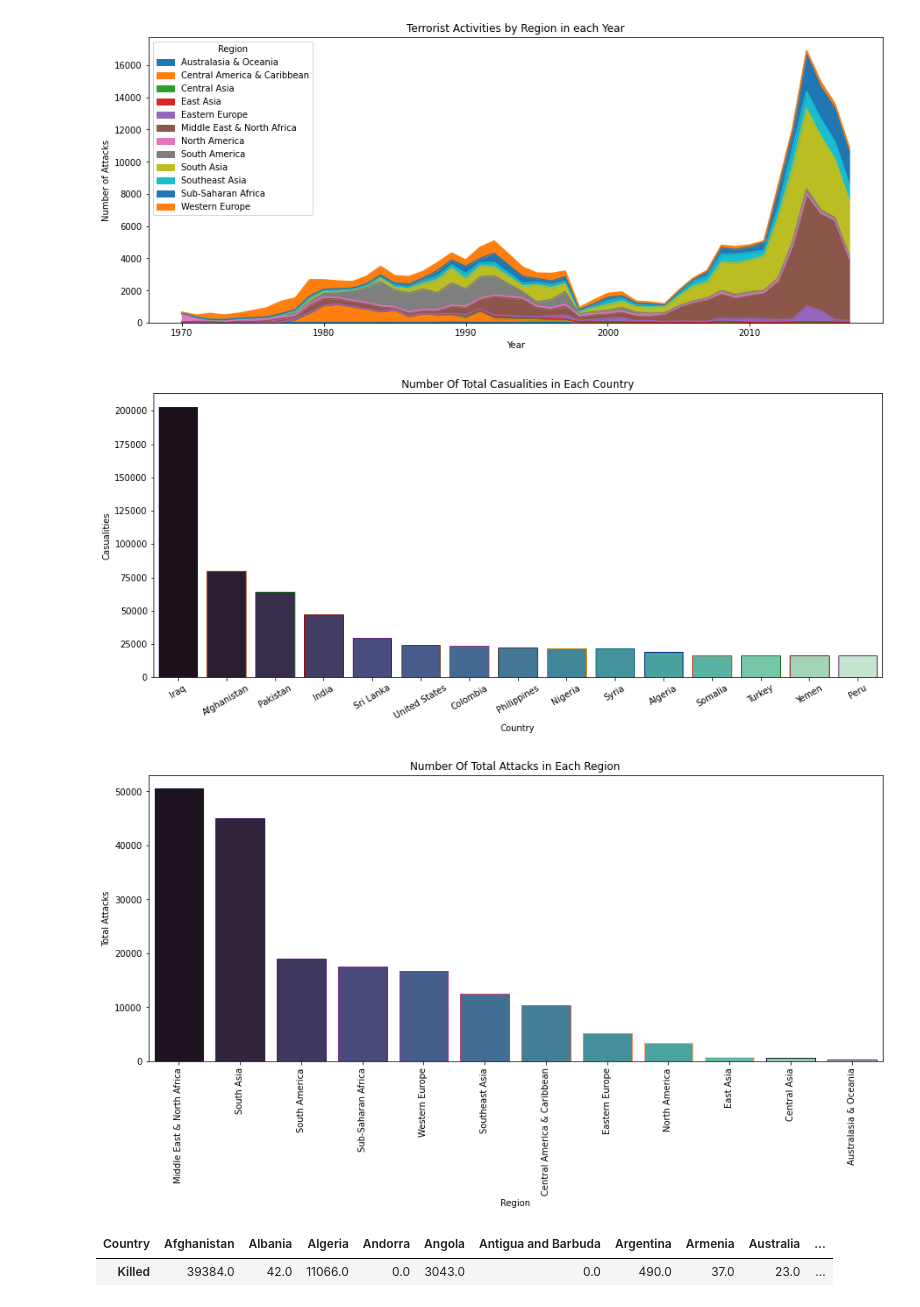
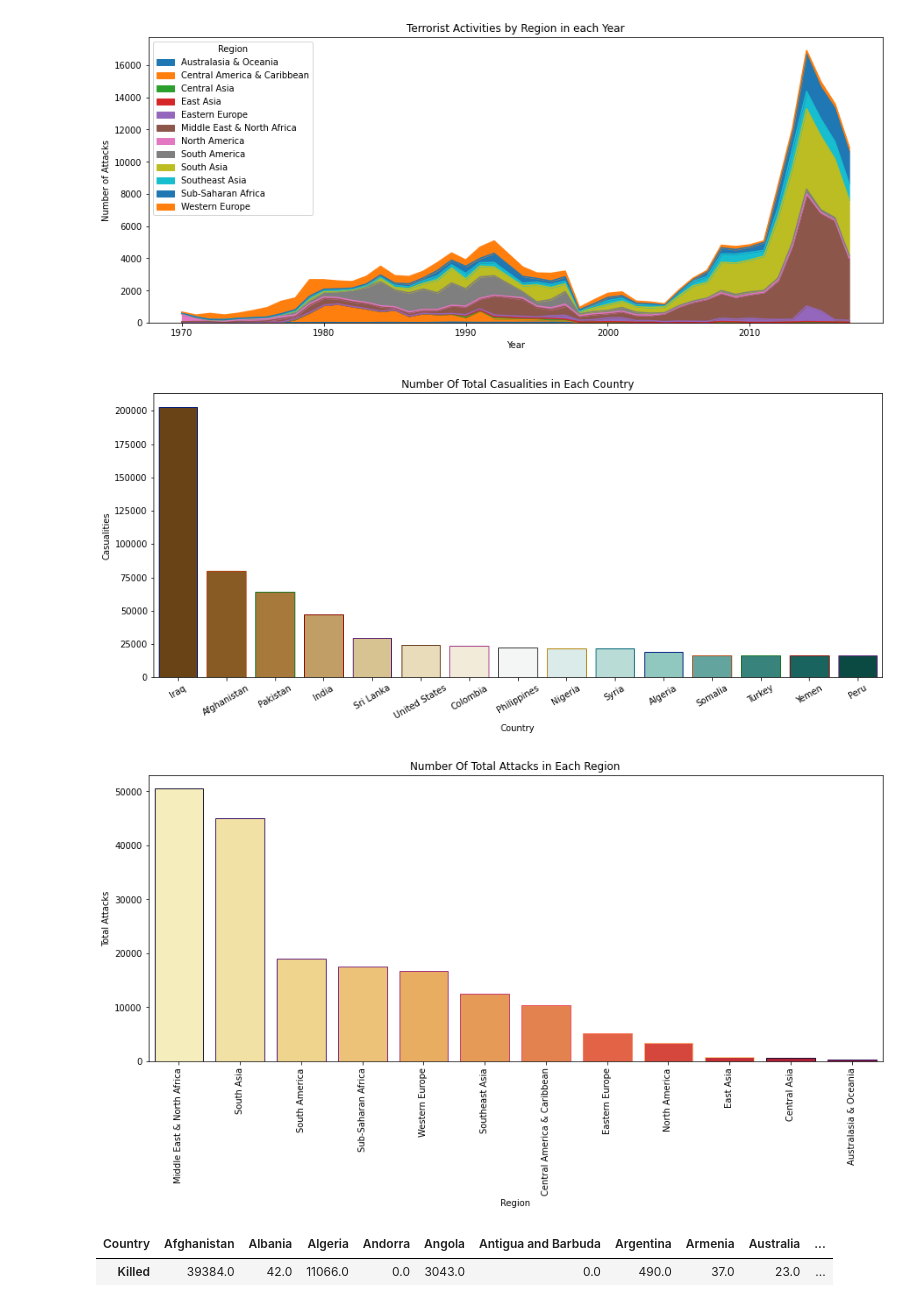
Before and after one commit to offani/EDA-on-Global-Terrorism, a Jupyter notebook: EDA(Global_Terrorism).ipynb, the cells around one changed output. Saved outputs shown, nothing was run; the diff lists cells and outputs as text; code cells hidden in the pictures.

```diff
--- a/EDA(Global_Terrorism).ipynb
+++ b/EDA(Global_Terrorism).ipynb
@@ -149,22 +150,22 @@ plt.show()
 # %%
 plt.subplots(figsize=(15,6))
 count_cas = data.groupby('Country').Casualities.sum().to_frame().reset_index().sort_values('Casualities', ascending=False)[:15]
-sns.barplot(x=count_cas.Country, y=count_cas.Casualities, palette= 'mako',edgecolor=sns.color_palette('dark',10))
+sns.barplot(x=count_cas.Country, y=count_cas.Casualities, palette= 'BrBG',edgecolor=sns.color_palette('dark',10))
 plt.xticks(rotation=30)
 plt.title('Number Of Total Casualities in Each Country')
 plt.show()
 # %% [output]
-[figure, old version]
+[figure, new version]
 # %%
 region_attacks = data.Region.value_counts().to_frame().reset_index()
 region_attacks.columns = ['Region', 'Total Attacks']
 plt.subplots(figsize=(15,6))
-sns.barplot(x=region_attacks.Region, y=region_attacks['Total Attacks'], palette='mako', edgecolor=sns.color_palette('magma',10))
+sns.barplot(x=region_attacks.Region, y=region_attacks['Total Attacks'], palette='YlOrRd', edgecolor=sns.color_palette('magma',10))
 plt.xticks(rotation=90)
 plt.title('Number Of Total Attacks in Each Region')
 plt.show()
 # %% [output]
-[figure, old version]
+[figure, new version]
 # %%
 killData = data.loc[:,'Killed']
 countryData = data.loc[:,'Country']
```
Also changed, not shown: parts of 6 cells of this notebook.
